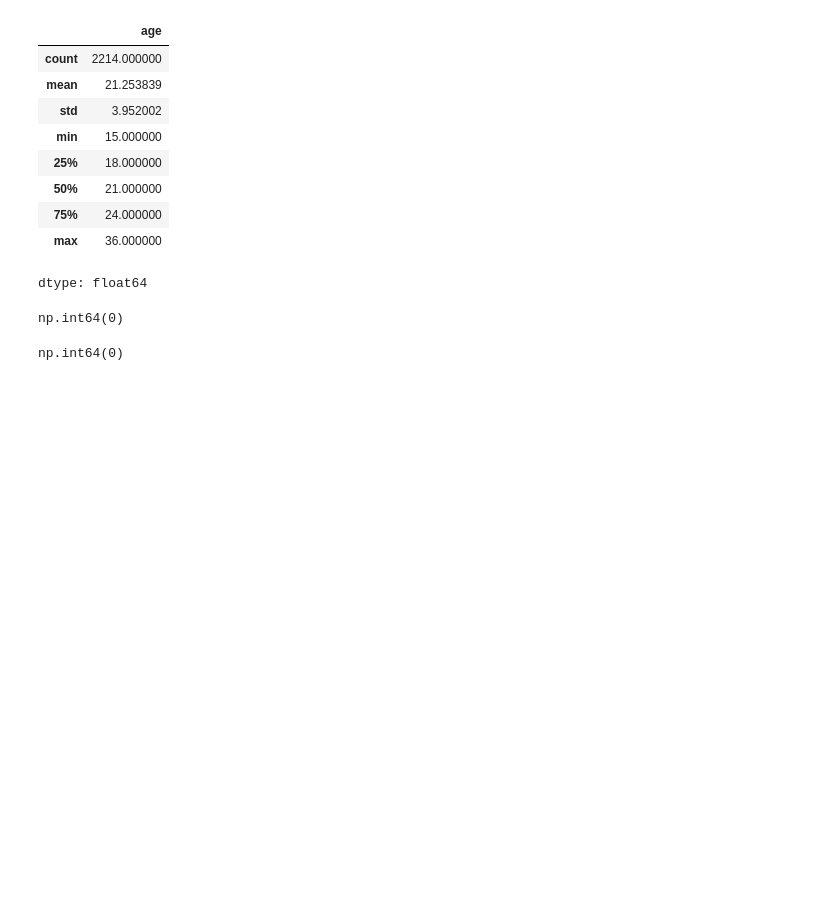
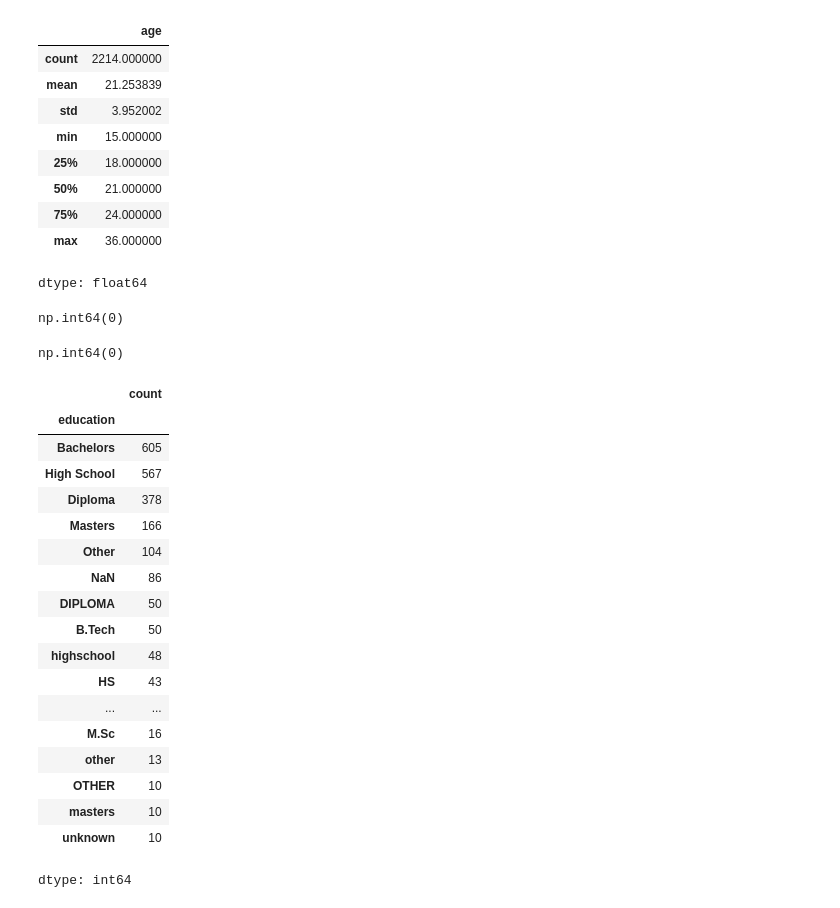
Before and after one commit to Prototype361/Course-completion-predictor, a Jupyter notebook: Notebooks/ML_Assignment.ipynb, the cells around one changed output. Drawn from its saved outputs; the diff is of its cells as text; code cells hidden in the pictures; blank space fills up the shorter version.

Commit message:
Complete data cleaning and quality audit

```diff
--- a/Notebooks/ML_Assignment.ipynb
+++ b/Notebooks/ML_Assignment.ipynb
@@ -1011,3 +1011,25 @@ clean_df.loc[
 (clean_df["age"] <= 0).sum()
 # %% [output]
 np.int64(0)
+# %%
+clean_df["education"].value_counts(dropna=False)
+# %% [output]
+|  | count |
+| education |  |
+| Bachelors | 605 |
+| High School | 567 |
+| Diploma | 378 |
+| Masters | 166 |
+| Other | 104 |
+| NaN | 86 |
+| DIPLOMA | 50 |
+| B.Tech | 50 |
+| highschool | 48 |
+| HS | 43 |
+| ... | ... |
+| M.Sc | 16 |
+| other | 13 |
+| OTHER | 10 |
+| masters | 10 |
+| unknown | 10 |
+dtype: int64
```
Also changed, not shown: parts of 138 cells of this notebook, 1 other file.
